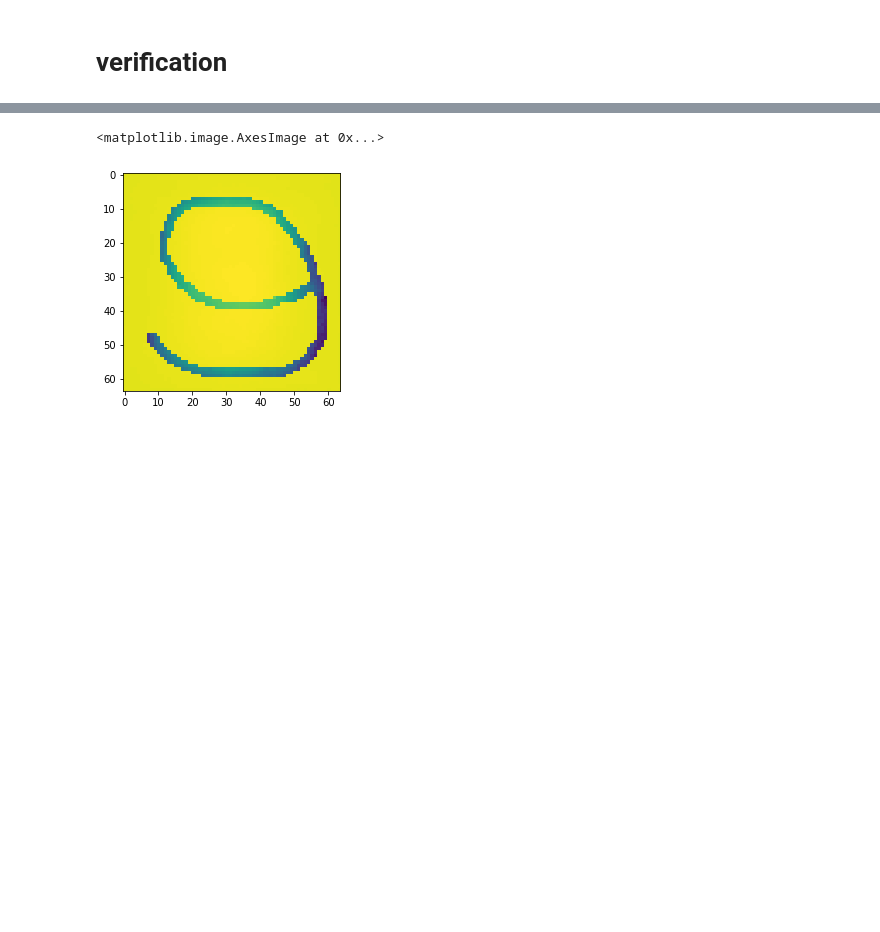
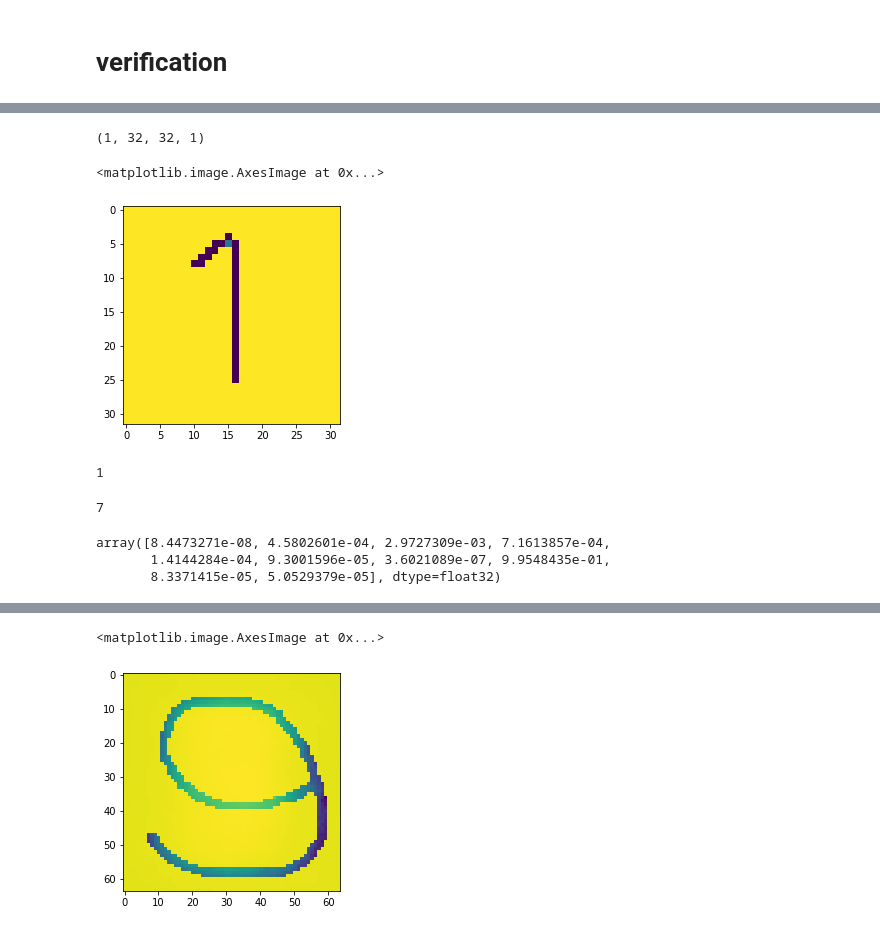
Before and after one commit to dakshverma2411/digit-prediction-cnn, a Jupyter notebook: digit_prediction.ipynb, the cells around one changed output, grey strips where cells are left out. Saved outputs shown, nothing was run; the diff lists cells and outputs as text; code cells hidden in the pictures; blank space fills up the shorter version.

```diff
--- a/digit_prediction.ipynb
+++ b/digit_prediction.ipynb
@@ -155,3 +170,27 @@ model.evaluate(X_train.reshape(6144,64,64,1)[1:1000,:,:,:],Y_train[1:1000,:], ve
+# %%
+path=os.getcwd()
+# print(path)
+path=path+'\self_made\\one.jpg'
+input_img=mpimg.imread(path)
+plt.imshow(input_img)
+h,w,d=input_img.shape
+input_img=input_img[:,:,1]
+input_img=input_img[np.int64(np.linspace(0,h-1,32))]
+input_img=input_img.T
+input_img=input_img[np.int64(np.linspace(0,w-1,32))]
+input_img=input_img.T
+
+input_img=input_img.reshape(1,32,32,1)
+print(input_img.shape)
+plt.imshow(input_img[0,:,:,0])
+# %% [output]
+(1, 32, 32, 1)
+<matplotlib.image.AxesImage at 0x...>
+[figure, added]
+# %%
+np.argmax(model.predict(input_img.reshape(1,32,32,1)))
+# %% [output]
+1
 # %%
 def plot_values_array(predictions,Y):
     thisplot=plt.bar(range(10),predictions,color='green')
@@ -163,0 +208,10 @@ predictions=model.predict(X_train[0:1000].reshape(1000,64,64,1))
+# %%
+prediction_class[1]
+# %% [output]
+7
+# %%
+predictions[1]
+# %% [output]
+array([8.4473271e-08, 4.5802601e-04, 2.9727309e-03, 7.1613857e-04,
+       1.4144284e-04, 9.3001596e-05, 3.6021089e-07, 9.9548435e-01,
+       8.3371415e-05, 5.0529379e-05], dtype=float32)
```
Also changed, not shown: parts of 18 cells of this notebook.
